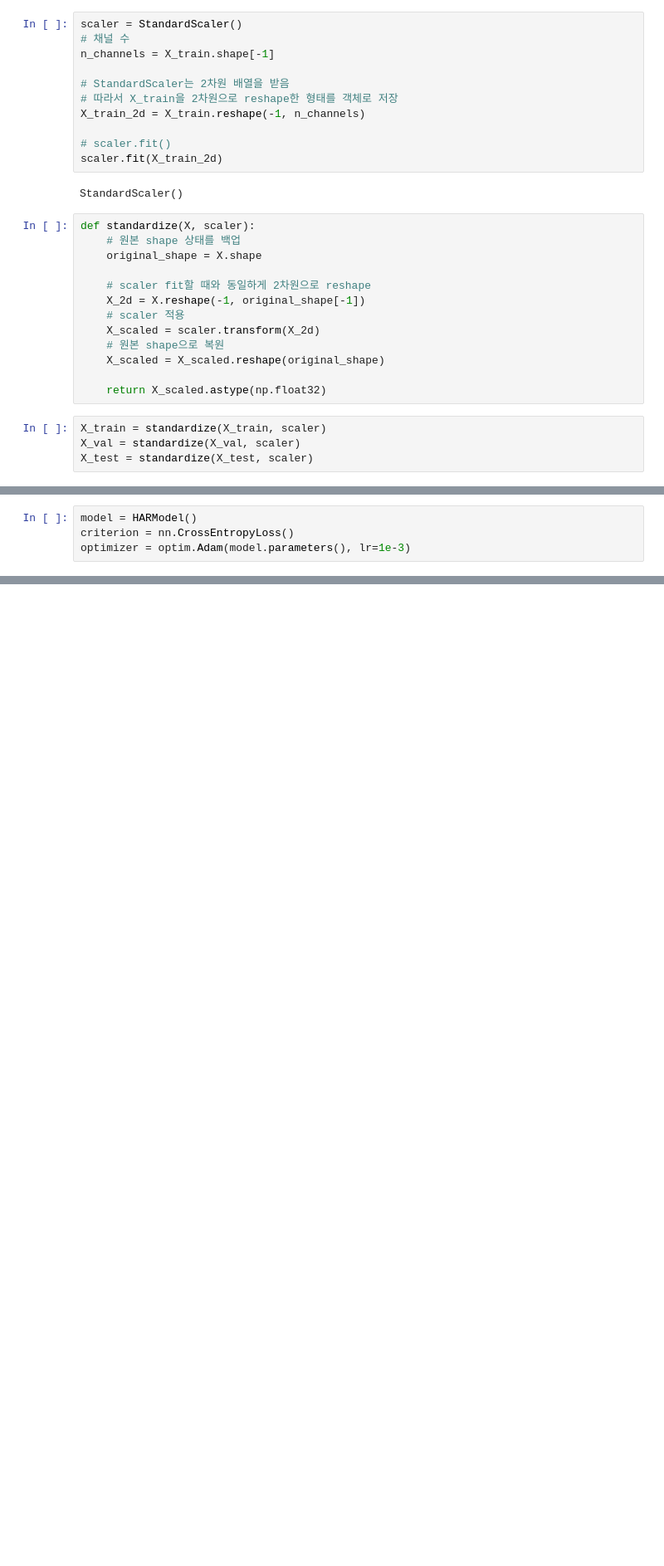
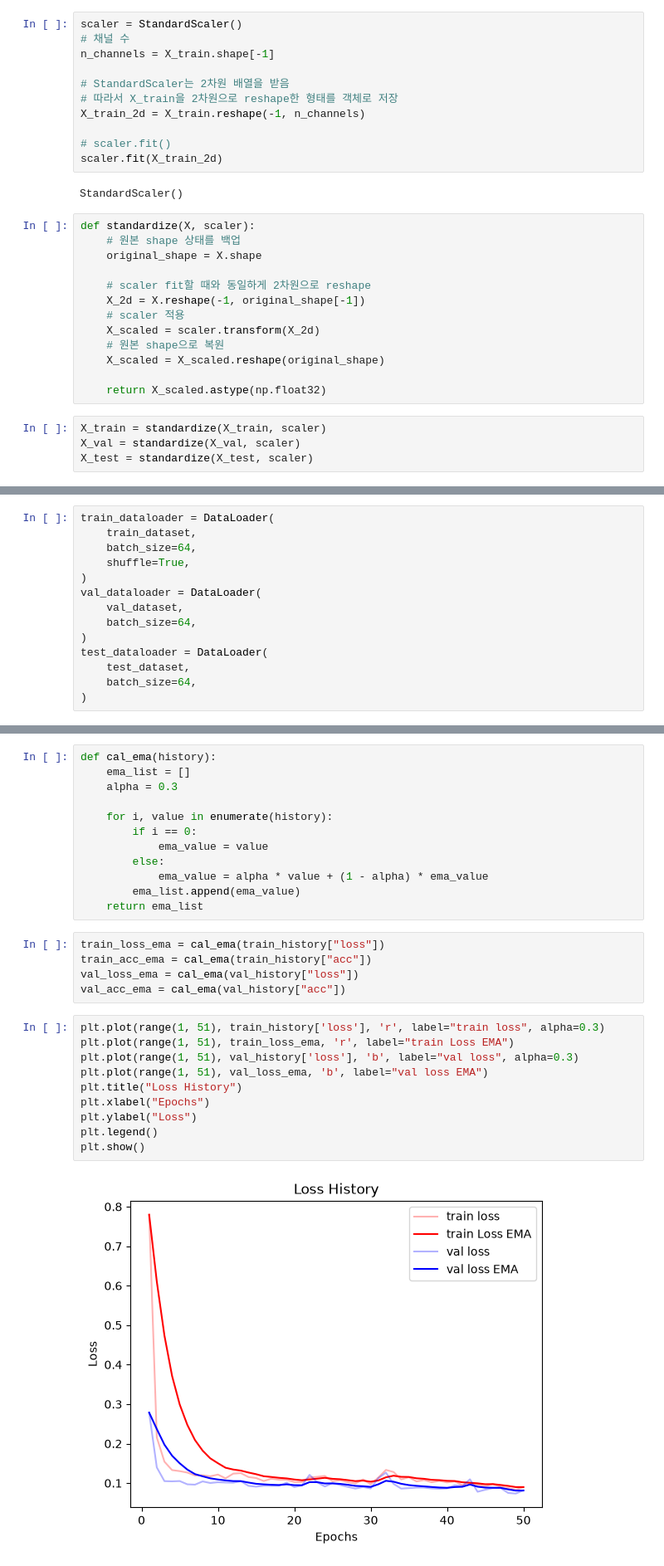
Before and after one commit to leejsya/AI_Study, a Jupyter notebook: HAR/HAR_Classification.ipynb, the cells around one changed output, grey strips where cells are left out. Shown at 83% size. Cells and saved outputs as stored; diff of their text form; blank space fills up the shorter version.

```diff
--- a/HAR/HAR_Classification.ipynb
+++ b/HAR/HAR_Classification.ipynb
@@ -153,0 +205,14 @@ class HARDataset()
+# %%
+train_dataloader = DataLoader(
+    train_dataset,
+    batch_size=64,
+    shuffle=True,
+)
+val_dataloader = DataLoader(
+    val_dataset,
+    batch_size=64,
+)
+test_dataloader = DataLoader(
+    test_dataset,
+    batch_size=64,
+)
@@ -204,7 +285,3 @@ class HARModel(nn.Module):
         x = self.linear2(x)
 
         return x
-# %%
-model = HARModel()
-criterion = nn.CrossEntropyLoss()
-optimizer = optim.Adam(model.parameters(), lr=1e-3)
@@ -210,0 +393,29 @@ optimizer = optim.Adam(model.parameters(), lr=1e-3)
+# %%
+def cal_ema(history):
+    ema_list = []
+    alpha = 0.3
+
+    for i, value in enumerate(history):
+        if i == 0:
+            ema_value = value
+        else:
+            ema_value = alpha * value + (1 - alpha) * ema_value
+        ema_list.append(ema_value)
+    return ema_list
+# %%
+train_loss_ema = cal_ema(train_history["loss"])
+train_acc_ema = cal_ema(train_history["acc"])
+val_loss_ema = cal_ema(val_history["loss"])
+val_acc_ema = cal_ema(val_history["acc"])
+# %%
+plt.plot(range(1, 51), train_history['loss'], 'r', label="train loss", alpha=0.3)
+plt.plot(range(1, 51), train_loss_ema, 'r', label="train Loss EMA")
+plt.plot(range(1, 51), val_history['loss'], 'b', label="val loss", alpha=0.3)
+plt.plot(range(1, 51), val_loss_ema, 'b', label="val loss EMA")
+plt.title("Loss History")
+plt.xlabel("Epochs")
+plt.ylabel("Loss")
+plt.legend()
+plt.show()
+# %% [output]
+[figure, added]
```
Also changed, not shown: parts of 30 cells of this notebook.
